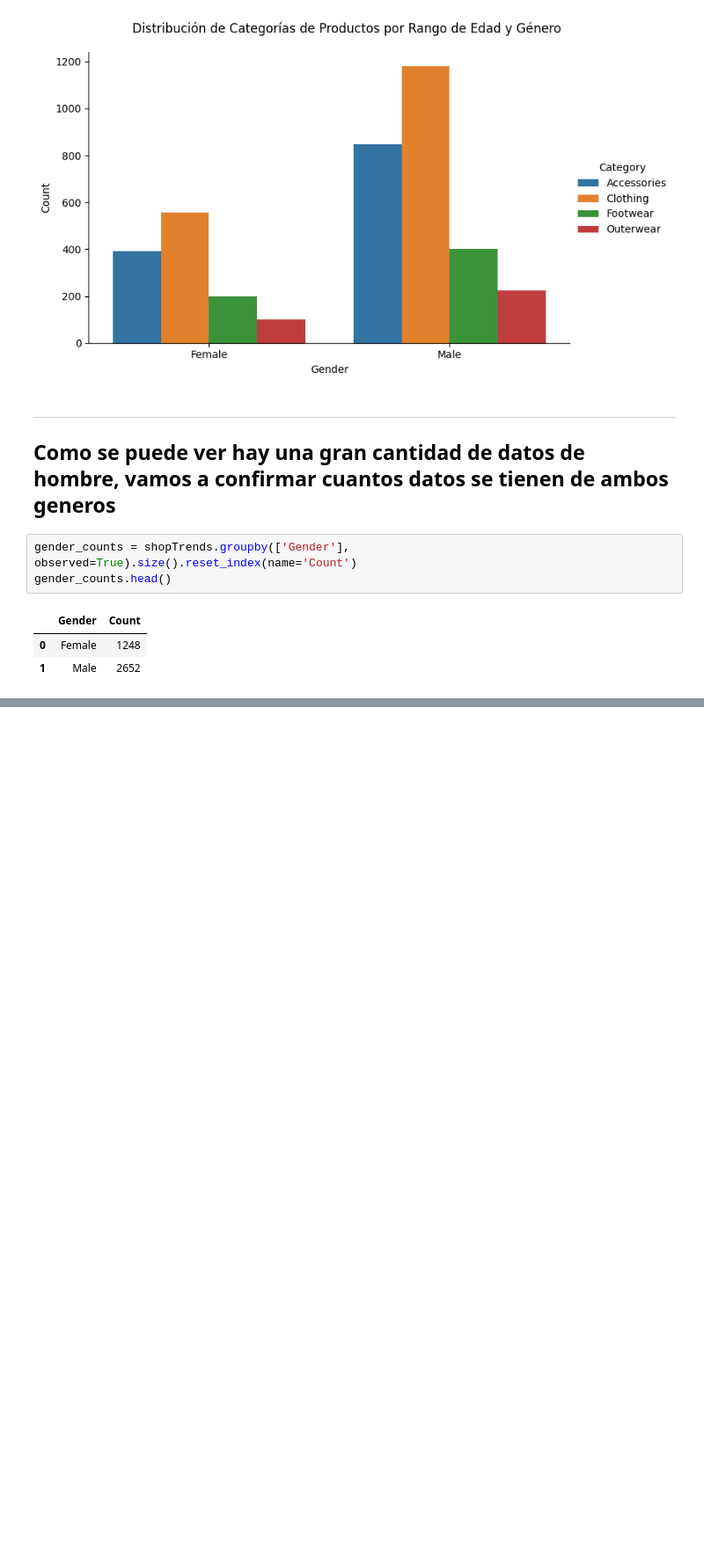
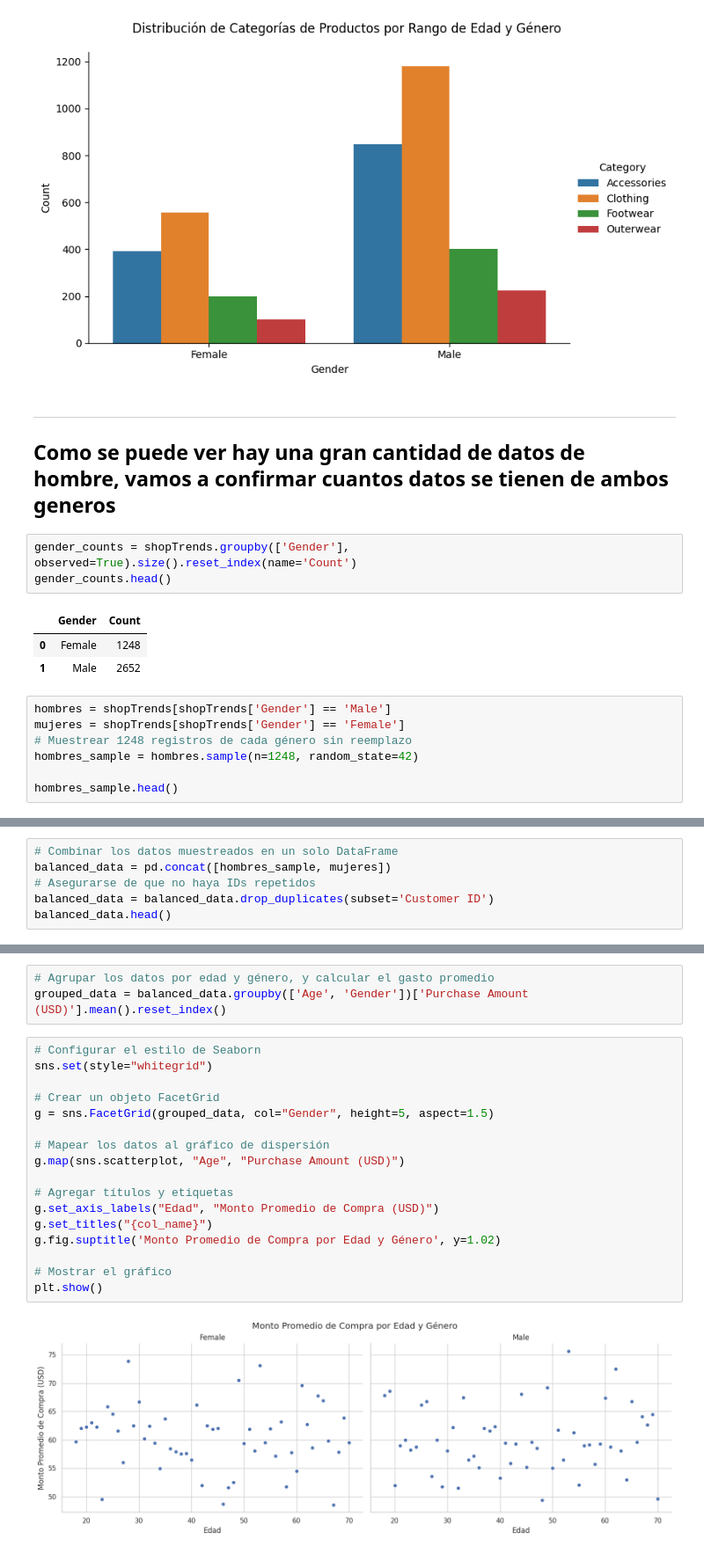
Before and after one commit to SantiagoRPinedo/EDAshopping, a Jupyter notebook: shopping.ipynb, the cells around one changed output, grey strips where cells are left out. Shown: that part at 88% size. Drawn from its saved outputs; the diff is of its cells as text; blank space fills up the shorter version.

Commit message:
Kaggle Notebook | Shopping | Scatter plot

```diff
--- a/shopping.ipynb
+++ b/shopping.ipynb
@@ -97,3 +97,10 @@ gender_counts.head()
 |  | Gender | Count |
 | 0 | Female | 1248 |
 | 1 | Male | 2652 |
+# %%
+hombres = shopTrends[shopTrends['Gender'] == 'Male']
+mujeres = shopTrends[shopTrends['Gender'] == 'Female']
+# Muestrear 1248 registros de cada género sin reemplazo
+hombres_sample = hombres.sample(n=1248, random_state=42)
+
+hombres_sample.head()
@@ -99,0 +118,6 @@ gender_counts.head()
+# %%
+# Combinar los datos muestreados en un solo DataFrame
+balanced_data = pd.concat([hombres_sample, mujeres])
+# Asegurarse de que no haya IDs repetidos
+balanced_data = balanced_data.drop_duplicates(subset='Customer ID')
+balanced_data.head()
@@ -99,0 +131,22 @@ gender_counts.head()
+# %%
+# Agrupar los datos por edad y género, y calcular el gasto promedio
+grouped_data = balanced_data.groupby(['Age', 'Gender'])['Purchase Amount (USD)'].mean().reset_index()
+# %%
+# Configurar el estilo de Seaborn
+sns.set(style="whitegrid")
+
+# Crear un objeto FacetGrid
+g = sns.FacetGrid(grouped_data, col="Gender", height=5, aspect=1.5)
+
+# Mapear los datos al gráfico de dispersión
+g.map(sns.scatterplot, "Age", "Purchase Amount (USD)")
+
+# Agregar títulos y etiquetas
+g.set_axis_labels("Edad", "Monto Promedio de Compra (USD)")
+g.set_titles("{col_name}")
+g.fig.suptitle('Monto Promedio de Compra por Edad y Género', y=1.02)
+
+# Mostrar el gráfico
+plt.show()
+# %% [output]
+[figure, added]
```
Also changed, not shown: parts of 3 cells of this notebook.
